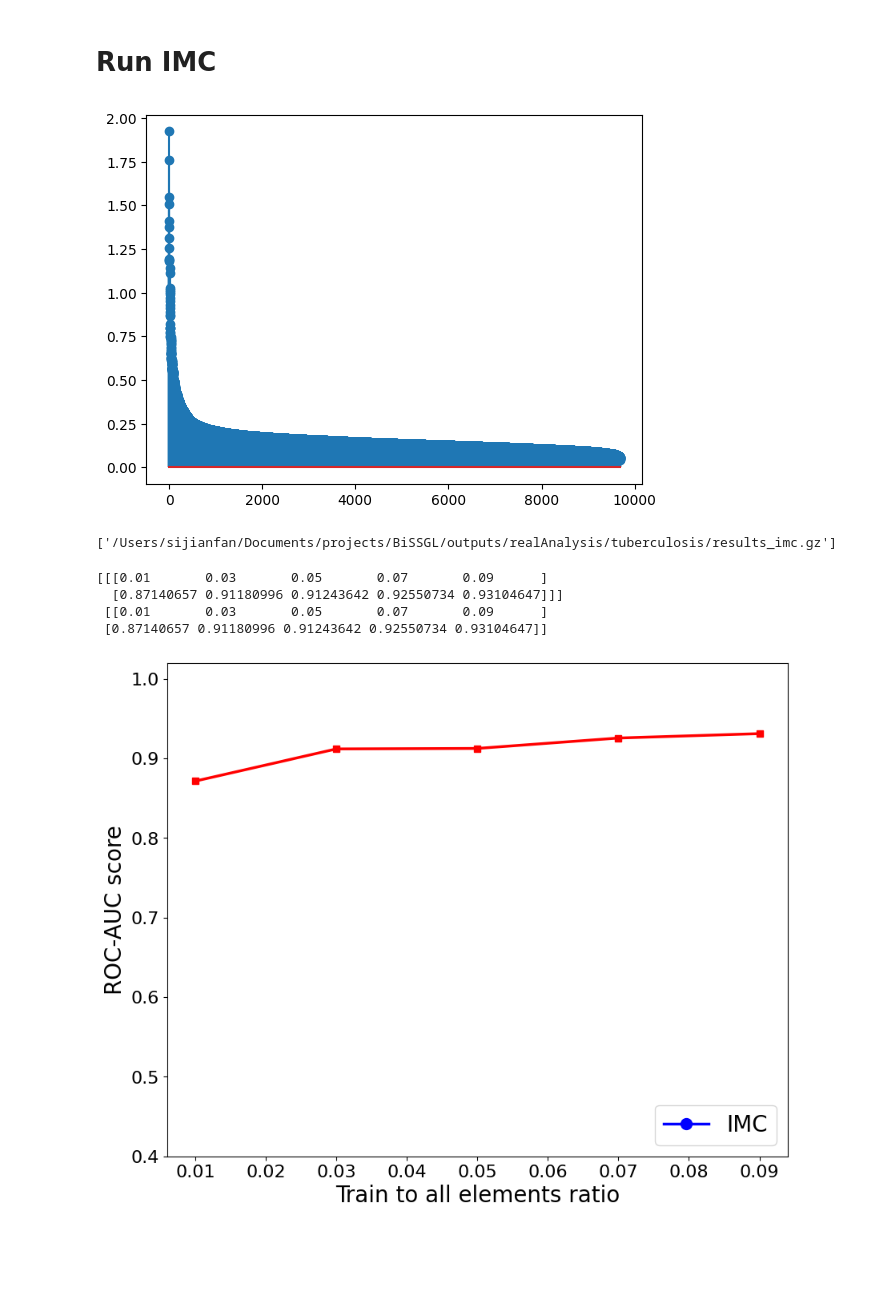
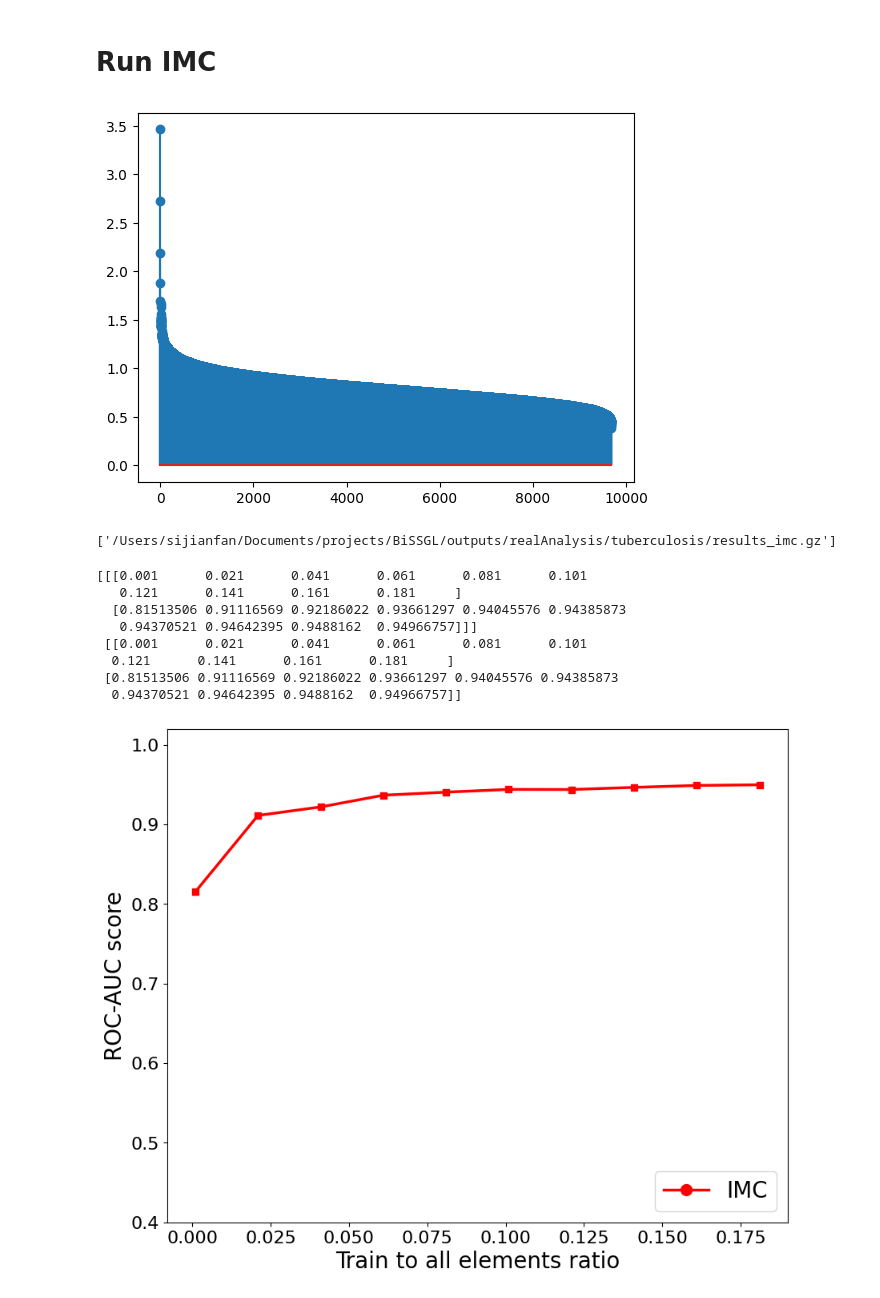
Before and after one commit to Sijianf/BVSIMC, a Jupyter notebook: scripts/realAnalysis/tuberculosis/cv_imc.ipynb, the cells around one changed output. Saved outputs shown, nothing was run; the diff lists cells and outputs as text; code cells hidden in the pictures; blank space fills up the shorter version.

```diff
--- a/scripts/realAnalysis/tuberculosis/cv_imc.ipynb
+++ b/scripts/realAnalysis/tuberculosis/cv_imc.ipynb
@@ -104,8 +104,8 @@ from sklearn.model_selection import ParameterGrid
 
 grid_dataset = ParameterGrid(
     {
-        "train_size": np.arange(0.01, 0.1, 0.02),
-        "n_splits": [3],
+        "train_size": np.arange(0.001, 0.2, 0.02),
+        "n_splits": [5],
     }
 )
 
@@ -115,7 +115,7 @@ grid_model = ParameterGrid(
         "C_group": [0.0],
         "C_ridge": [1e0],
         "lamb": [1e-4, 1e-3, 1e-2],
-        "rank": [3, 6, 13],
+        "rank": [5, 10, 13, 20, 33],
     }
 )
 # %%
@@ -195,6 +195,7 @@ for par_dtst in tqdm(grid_dataset):
                 {
                     "train_size": par_dtst["train_size"],
                     "lamb": par_mdl["lamb"],
+                    "rank": par_mdl["rank"],
                     "cv": cv,
                     "val_score": scores_valid["auc"],
                     "test_score": scores_test["auc"],
@@ -212,7 +213,7 @@ with gzip.open(filename_output, "wb+", 4) as fout:
 plt.stem(sorted(abs(imc.coef_W_).max(axis=1), reverse=True))
 plt.show()
 # %% [output]
-[figure, old version]
+[figure, new version]
 # %%
 from collections import defaultdict
 
@@ -297,10 +298,14 @@ results_imc = np.mean(results_final, axis=0)
 # %%
 print(results_final, "\n", results_imc)
 # %% [output]
-[[[0.01       0.03       0.05       0.07       0.09      ]
-  [0.87140657 0.91180996 0.91243642 0.92550734 0.93104647]]]
- [[0.01       0.03       0.05       0.07       0.09      ]
- [0.87140657 0.91180996 0.91243642 0.92550734 0.93104647]]
+[[[0.001      0.021      0.041      0.061      0.081      0.101
+   0.121      0.141      0.161      0.181     ]
+  [0.81513506 0.91116569 0.92186022 0.93661297 0.94045576 0.94385873
+   0.94370521 0.94642395 0.9488162  0.94966757]]]
+ [[0.001      0.021      0.041      0.061      0.081      0.101
+  0.121      0.141      0.161      0.181     ]
+ [0.81513506 0.91116569 0.92186022 0.93661297 0.94045576 0.94385873
+  0.94370521 0.94642395 0.9488162  0.94966757]]
 # %%
 import matplotlib.lines as mlines
 # %%
@@ -308,7 +313,7 @@ plt.figure(figsize=(10, 8))
 
 # lines
 imc_line = mlines.Line2D(
-    [], [], color="blue", marker="o", linewidth=2.5, markersize=10, label="IMC"
+    [], [], color="red", marker="o", linewidth=2.5, markersize=10, label="IMC"
 )
 # imc_line = mlines.Line2D([], [], color='red', marker='s', linewidth=2.5,
 #                          markersize=10, label='IMC')
@@ -326,31 +331,31 @@ plt.plot(results_imc[0], results_imc[1], "r-", label="IMC", linewidth=2.5)
 # plt.plot(results_sgimc_comb[0], results_sgimc_comb[1], 'b--', label='SGIMC-comb', linewidth=2.5)
 # plt.plot(results_imc_comb[0], results_imc_comb[1], 'r--', label='IMC-comb', linewidth=2.5)
 
 # dotes
 # plt.plot(results_sgimc[0], results_sgimc[1], "bo", label="SGIMC", linewidth=2.5)
 plt.plot(results_imc[0], results_imc[1], "rs", label="IMC", linewidth=2.5)
 # plt.plot(results_mf[0], results_mf[1], 'g^', label='MF', linewidth=2.5)
 # plt.plot(results_sgimc_comb[0], results_sgimc_comb[1], 'bo', label='SGIMC-comb', linewidth=2.5)
 # plt.plot(results_imc_comb[0], results_imc_comb[1], 'rs', label='IMC-comb', linewidth=2.5)
 
 # specify axis limits and labels
 plt.ylim((0.4, 1.02))
 plt.xlabel("Train to all elements ratio", fontsize=20)
 plt.ylabel("ROC-AUC score", fontsize=20)
 
 # ticks
 plt.xticks(fontsize=16)
 plt.yticks(fontsize=16)
 
 # legend
 plt.legend(
     handles=[
         imc_line,  # imc_line, mf_line, sgimc_comb_line, imc_comb_line
     ],
     fontsize=20,
     loc=4,
 )
 
 plt.show()
 # %% [output]
-[figure, old version]
+[figure, new version]
```
Also changed, not shown: 8 other files.
